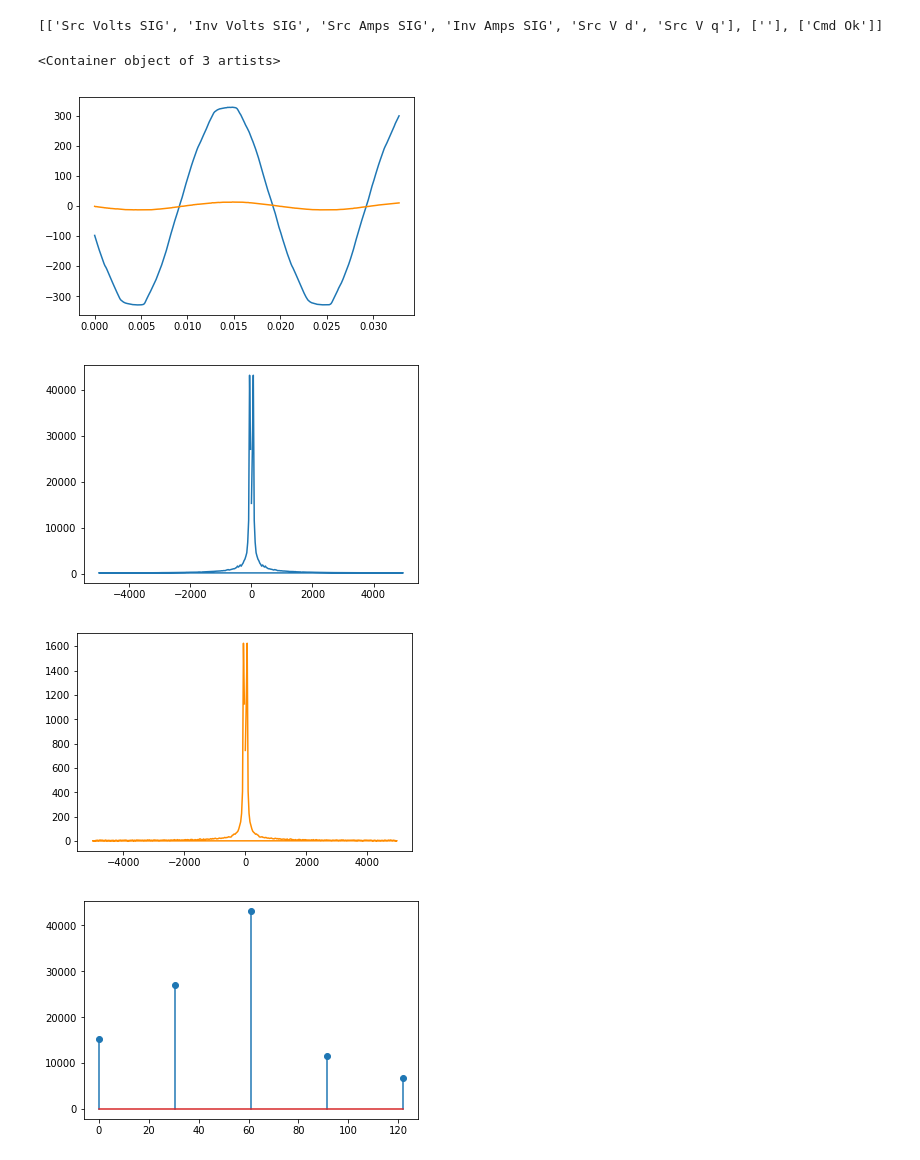
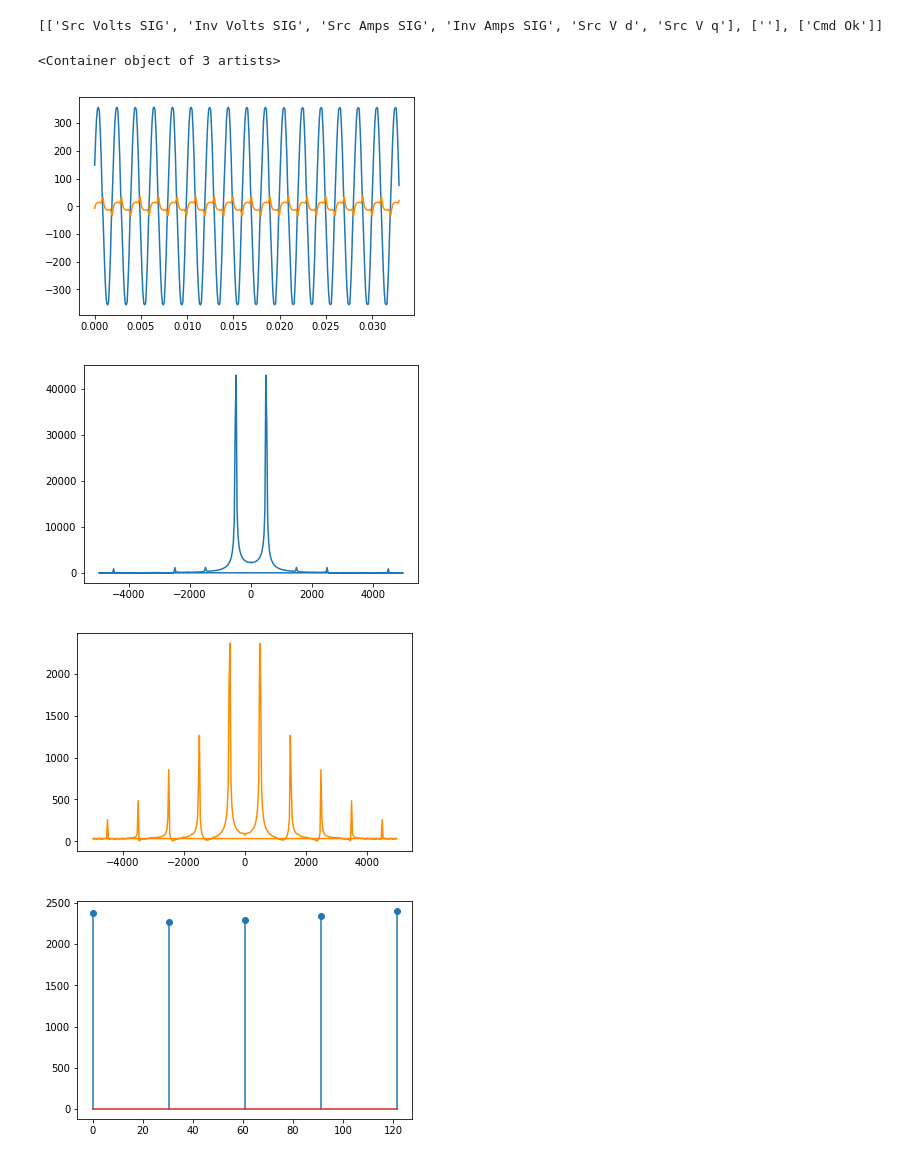
Before and after one commit to tomgwasira/GPT-MLT, a Jupyter notebook: python/src/gpt_powerstar.ipynb, the cells around one changed output. Saved outputs shown, nothing was run; the diff lists cells and outputs as text; code cells hidden in the pictures.

Commit message:
Tested ACF extraction of fundamental frequency with Powerstar 10 board. Success

```diff
--- a/python/src/gpt_powerstar.ipynb
+++ b/python/src/gpt_powerstar.ipynb
@@ -46,7 +46,7 @@ with serial.Serial("/dev/serial0", 115200, timeout=1) as ser:
     headings = [((x.strip()).strip(',')).split(',') for x in (((ser.read(1024)).strip()).strip('\r')).split('\r')] # read serial data in response to headings request. strip() necessary for any leading and trailing spaces in data
     print(headings)
 
-    ser.write(b"-twrh\r"); ser.read(1024); # set to high resolution logging fadc = 10kHz
+    ser.write(b"-twrl\r"); ser.read(10000); # set to high resolution logging fadc = 10kHz
     # ser.write(b"-twrl\r"); ser.read(1024); # set to low resolution logging fadc = 1kHz
 
     ser.write(b"-tw\r") # request signals from Powerstar 10 card
@@ -59,37 +59,38 @@ with serial.Serial("/dev/serial0", 115200, timeout=1) as ser:
     src_v1 = data[0]/12 # source voltage
     src_i1 = data[2]/12 # source current
 
+    # Signal parameters
+    fs = float(1000)                                 # sampling frequency of ADC. 1kHz for low resolution; 10kHz for high resolution.
+    nsamples = len(src_v1)                               # number of samples
+    tlen = nsamples/fadc
+
     ser.close()
 # %% [output]
 [['Src Volts SIG', 'Inv Volts SIG', 'Src Amps SIG', 'Inv Amps SIG', 'Src V d', 'Src V q'], [''], ['Cmd Ok']]
 # %%
 #---------------------------------------------------------------
 # Performing FFT
 #---------------------------------------------------------------
-
-fadc = float(10000)                                 # sampling frequency of ADC. 1kHz for low resolution; 10kHz for high resolution.
-nsamples = len(src_v1)                               # number of samples
-tlen = nsamples/fadc
 trunc = 5
 
 t = np.linspace(0,tlen,nsamples) # generate time axis for signal
 
 plt.plot(t, src_v1)
 plt.plot(t, src_i1, color='darkorange')
 
 SRC_V1 = np.fft.fft(src_v1) # perform FFT on source voltage
 SRC_I1 = np.fft.fft(src_i1) # perform FFT on source voltage
 
 freq = np.fft.fftfreq(len(t), 1/fadc) # obtain frequency axis
 
 plt.figure(); plt.plot(freq, abs(SRC_V1))
 plt.figure(); plt.plot(freq, abs(SRC_I1), color='darkorange')
 
 plt.figure(); plt.stem(freq[:trunc], abs(SRC_V1)[:trunc]) # zoom in
 plt.figure(); plt.stem(freq[:trunc], abs(SRC_I1)[:trunc], 'darkorange') # zoom in
 # %% [output]
 <Container object of 3 artists>
-[figure, old version]
+[figure, new version]
-[figure, old version]
+[figure, new version]
-[figure, old version]
+[figure, new version]
-[figure, old version]
+[figure, new version]
```
Also changed, not shown: parts of 6 cells of this notebook.
